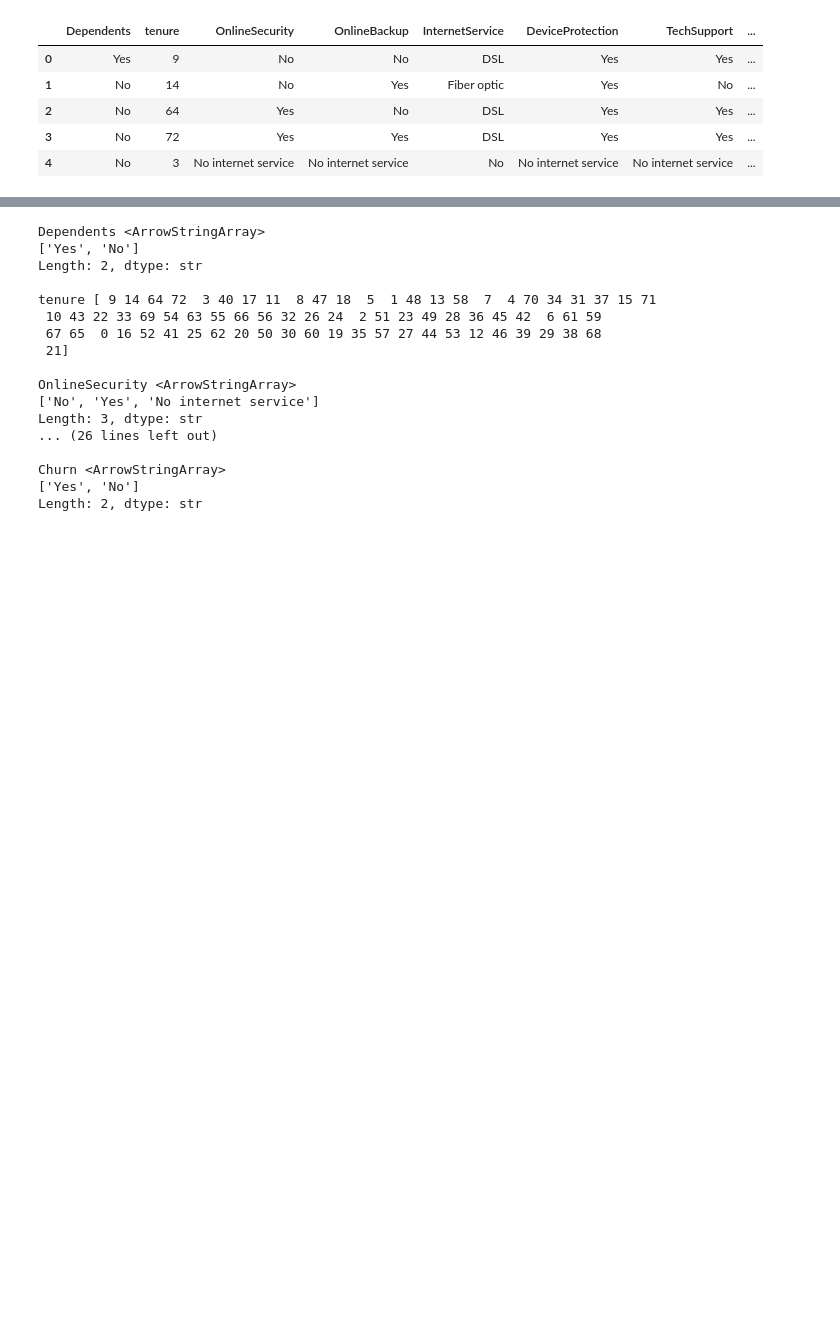
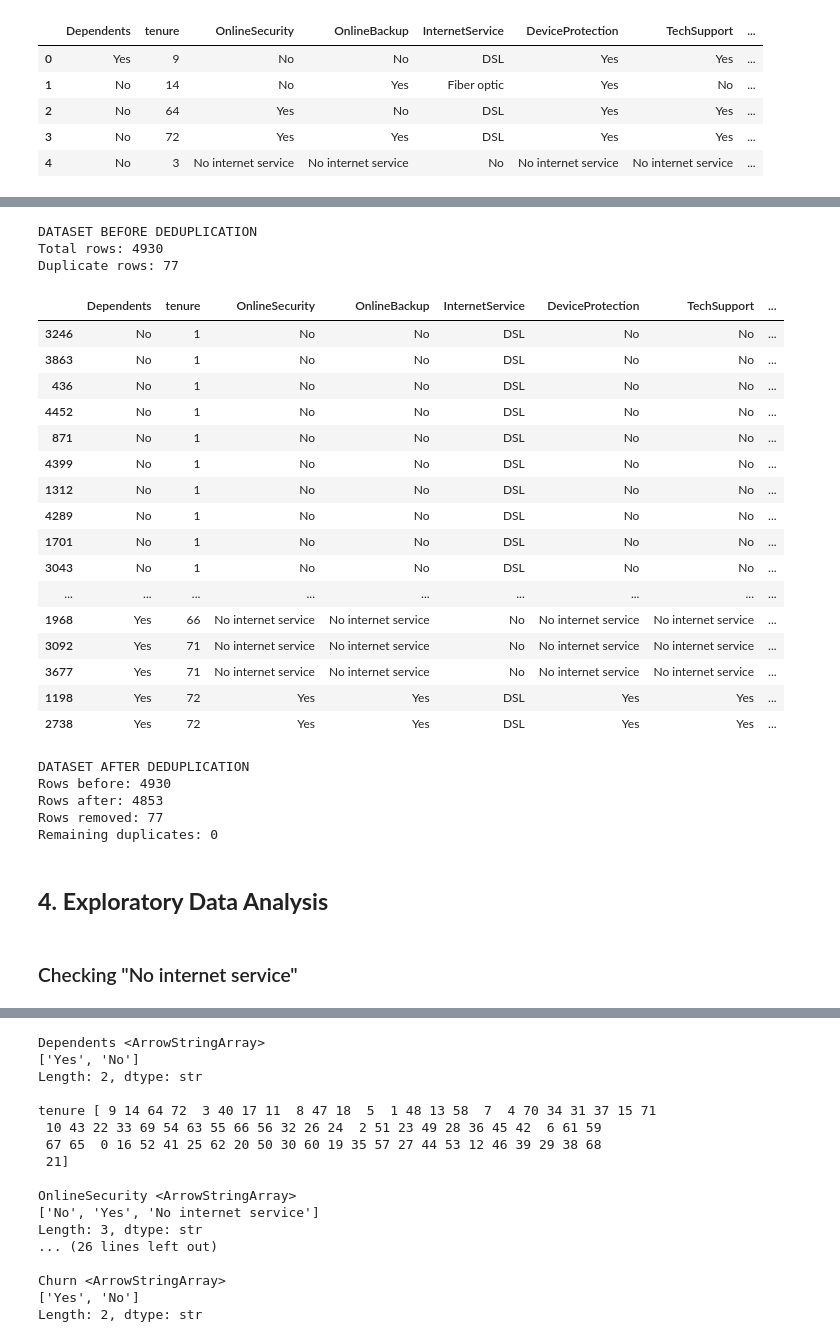
Before and after one commit to demuuus/telco_customer_churn_machine_learning, a Jupyter notebook: trials.ipynb, the cells around one changed output, grey strips where cells are left out. Saved outputs shown, nothing was run; the diff lists cells and outputs as text; code cells hidden in the pictures; blank space fills up the shorter version.

Commit message:
Branch Upload Notebook Parts: 1. Imports and Load 2. Data Understanding 3. Data Cleaning 4. Feature Engineering (Pipeline, transform, splitting)

```diff
--- a/trials.ipynb
+++ b/trials.ipynb
@@ -53,0 +101,63 @@ memory usage: 657.6 KB
+# %%
+# ============================================================
+# DATA CLEANING: DUPLICATE REMOVAL
+# ============================================================
+
+# 1. Check total rows before deduplication
+rows_before = len(df)
+
+# 2. Count duplicate rows
+duplicate_count = df.duplicated().sum()
+
+print("DATASET BEFORE DEDUPLICATION")
+print("Total rows:", rows_before)
+print("Duplicate rows:", duplicate_count)
+
+# 3. Display duplicate records (if any)
+if duplicate_count > 0:
+    display(df[df.duplicated(keep=False)].sort_values(
+        by=df.columns.tolist()
+    ))
+
+# 4. Remove duplicate rows
+df = df.drop_duplicates(keep='first').reset_index(drop=True)
+
+# 5. Check dataset after deduplication
+rows_after = len(df)
+duplicates_remaining = df.duplicated().sum()
+
+print("\nDATASET AFTER DEDUPLICATION")
+print("Rows before:", rows_before)
+print("Rows after:", rows_after)
+print("Rows removed:", rows_before - rows_after)
+print("Remaining duplicates:", duplicates_remaining)
+# %% [output]
+DATASET BEFORE DEDUPLICATION
+Total rows: 4930
+Duplicate rows: 77
+|  | Dependents | tenure | OnlineSecurity | OnlineBackup | InternetService | DeviceProtection | TechSupport | ... |
+| 3246 | No | 1 | No | No | DSL | No | No | ... |
+| 3863 | No | 1 | No | No | DSL | No | No | ... |
+| 436 | No | 1 | No | No | DSL | No | No | ... |
+| 4452 | No | 1 | No | No | DSL | No | No | ... |
+| 871 | No | 1 | No | No | DSL | No | No | ... |
+| 4399 | No | 1 | No | No | DSL | No | No | ... |
+| 1312 | No | 1 | No | No | DSL | No | No | ... |
+| 4289 | No | 1 | No | No | DSL | No | No | ... |
+| 1701 | No | 1 | No | No | DSL | No | No | ... |
+| 3043 | No | 1 | No | No | DSL | No | No | ... |
+| ... | ... | ... | ... | ... | ... | ... | ... | ... |
+| 1968 | Yes | 66 | No internet service | No internet service | No | No internet service | No internet service | ... |
+| 3092 | Yes | 71 | No internet service | No internet service | No | No internet service | No internet service | ... |
+| 3677 | Yes | 71 | No internet service | No internet service | No | No internet service | No internet service | ... |
+| 1198 | Yes | 72 | Yes | Yes | DSL | Yes | Yes | ... |
+| 2738 | Yes | 72 | Yes | Yes | DSL | Yes | Yes | ... |
+DATASET AFTER DEDUPLICATION
+Rows before: 4930
+Rows after: 4853
+Rows removed: 77
+Remaining duplicates: 0
+# %% [markdown]
+## **4. Exploratory Data Analysis**
+# %% [markdown]
+### Checking "No internet service"
```
Also changed, not shown: parts of 51 cells of this notebook, 1 other file.
